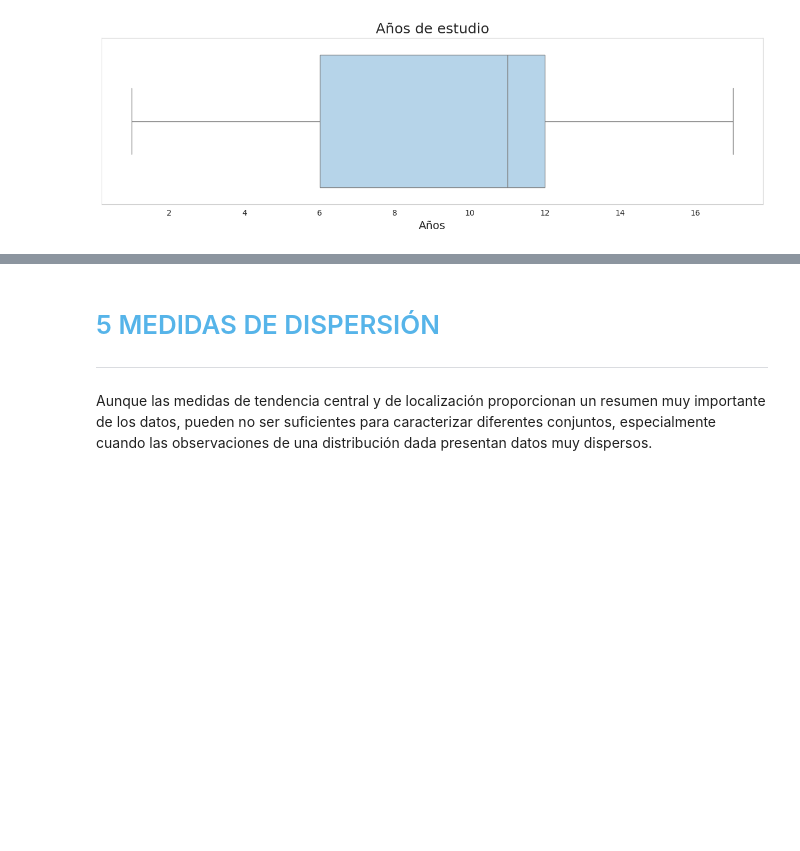
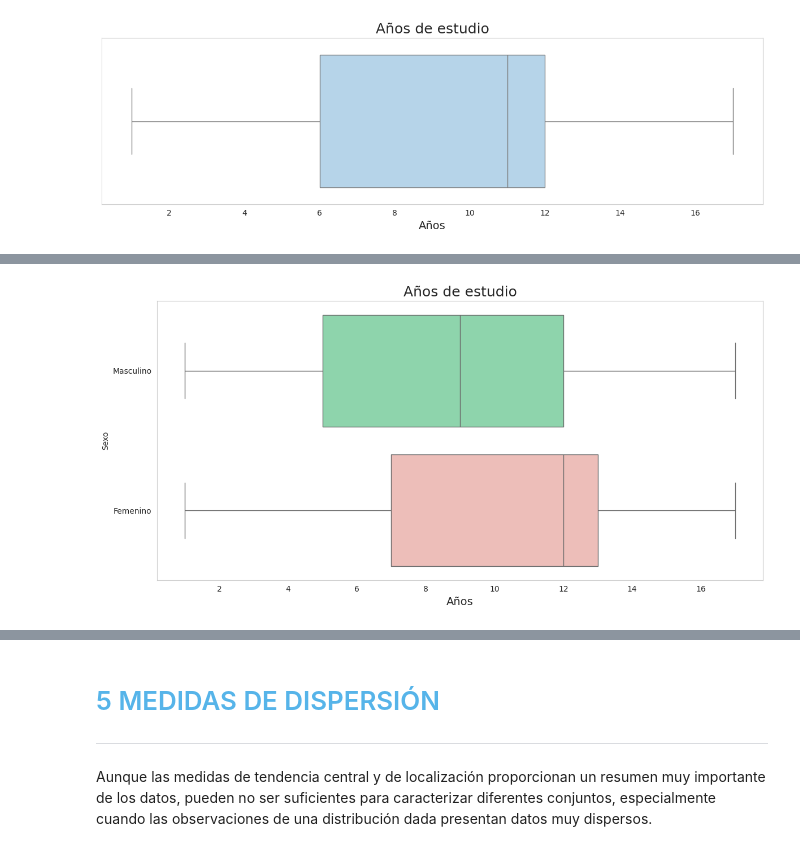
Before and after one commit to r2x4/machine_alura_oracle, a Jupyter notebook: frecuencia_medidas/colab_estadistica.ipynb.ipynb, the cells around one changed output, grey strips where cells are left out. Drawn from its saved outputs; the diff is of its cells as text; code cells hidden in the pictures; blank space fills up the shorter version.

```diff
--- a/frecuencia_medidas/colab_estadistica.ipynb.ipynb
+++ b/frecuencia_medidas/colab_estadistica.ipynb.ipynb
@@ -1448,3 +1463,29 @@ plt.show()
+# %%
+# Preparar los datos (sin filtro esta vez)
+filtro = datos.copy()
+filtro['Sexo'] = filtro['Sexo'].map({0: 'Masculino', 1: 'Femenino'})
+
+# Gráfico con hue (y sin leyenda)
+ax = sns.boxplot(
+    x='Años de Estudio',
+    y='Sexo',
+    hue='Sexo',
+    data=filtro,
+    orient='h',
+    palette={'Masculino': '#82e0aa', 'Femenino': '#f5b7b1'},
+    legend=False
+)
+
+# Personalización
+ax.figure.set_size_inches(12, 6)
+ax.set_title('Años de estudio', fontsize=18)
+ax.set_xlabel('Años', fontsize=14)
+ax.grid(False)
+
+plt.tight_layout()
+plt.show()
+# %% [output]
+[figure, added]
 # %% [markdown]
 <img src='https://caelum-online-public.s3.amazonaws.com/ESP-1752-estadistica-con-python-parte1/img006.png' width='80%'>
 # %% [markdown]
```
Also changed, not shown: parts of 5 cells of this notebook.
